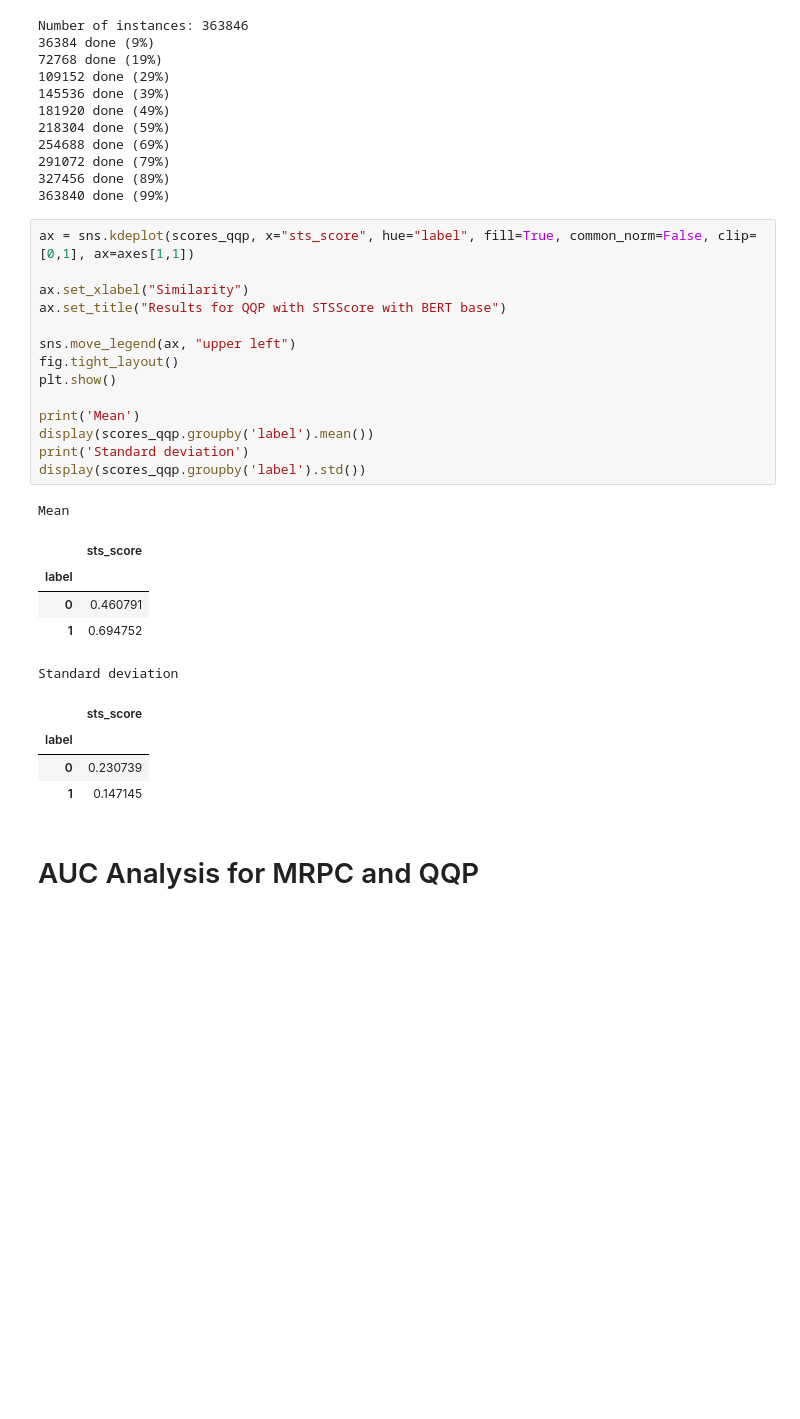
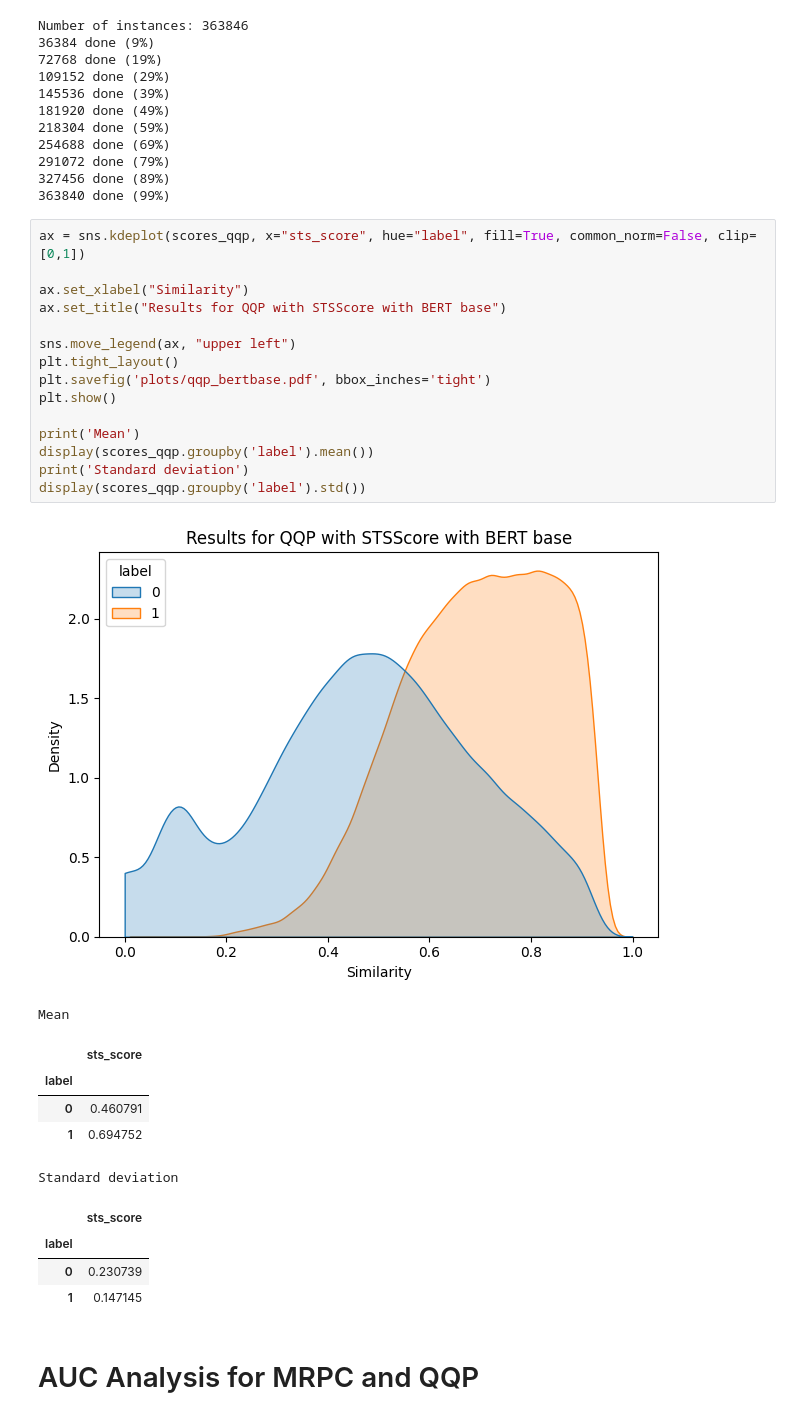
Before and after one commit to aieng-lab/stsscore, a Jupyter notebook: bert-base-ablation.ipynb, the cells around one changed output. Saved outputs shown, nothing was run; the diff lists cells and outputs as text; blank space fills up the shorter version.

```diff
--- a/bert-base-ablation.ipynb
+++ b/bert-base-ablation.ipynb
@@ -167,20 +164,22 @@ Number of instances: 363846
 327456 done (89%)
 363840 done (99%)
 # %%
-ax = sns.kdeplot(scores_qqp, x="sts_score", hue="label", fill=True, common_norm=False, clip=[0,1], ax=axes[1,1])
+ax = sns.kdeplot(scores_qqp, x="sts_score", hue="label", fill=True, common_norm=False, clip=[0,1])
 
 ax.set_xlabel("Similarity")
 ax.set_title("Results for QQP with STSScore with BERT base")
 
 sns.move_legend(ax, "upper left")
-fig.tight_layout()
+plt.tight_layout()
+plt.savefig('plots/qqp_bertbase.pdf', bbox_inches='tight')
 plt.show()
 
 print('Mean')
 display(scores_qqp.groupby('label').mean())
 print('Standard deviation')
 display(scores_qqp.groupby('label').std())
 # %% [output]
+[figure, added]
 Mean
 |  | sts_score |
 | label |  |
```
Also changed, not shown: parts of 7 cells of this notebook, 6 other files.
